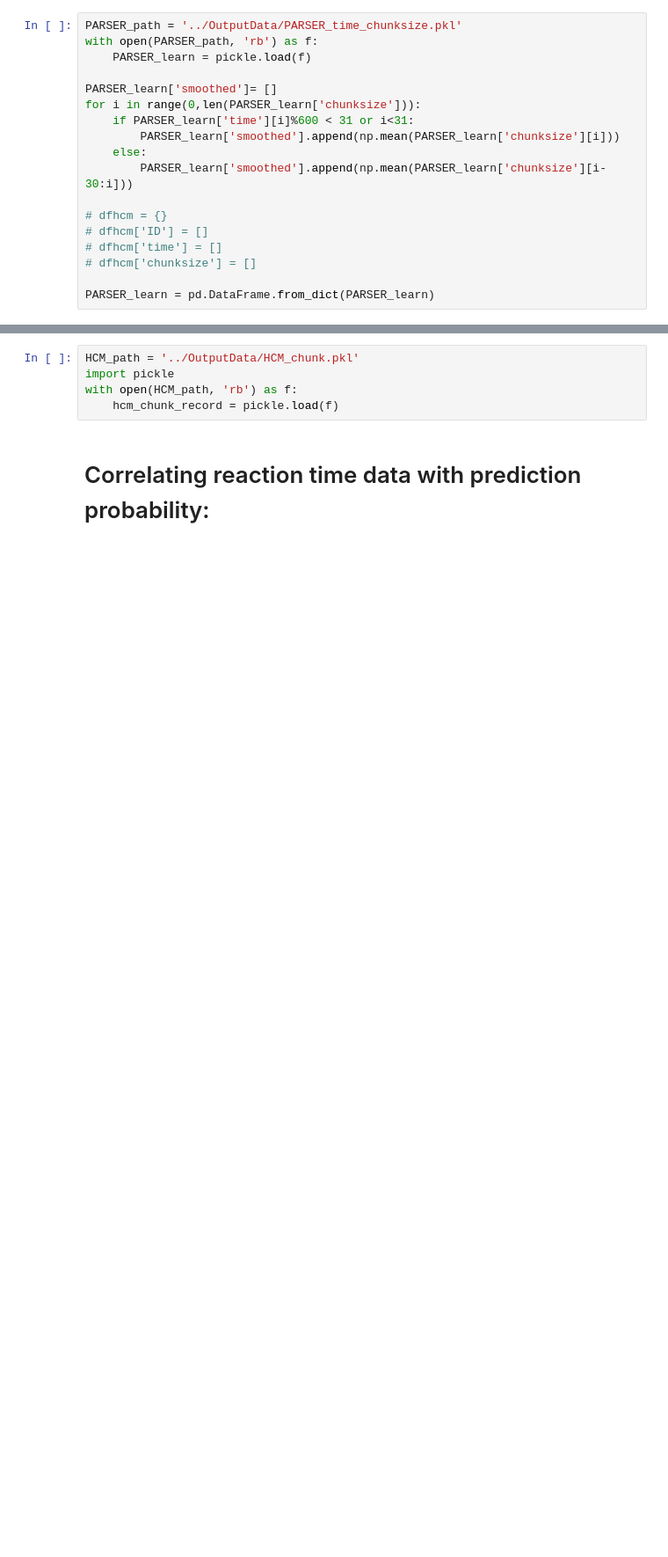
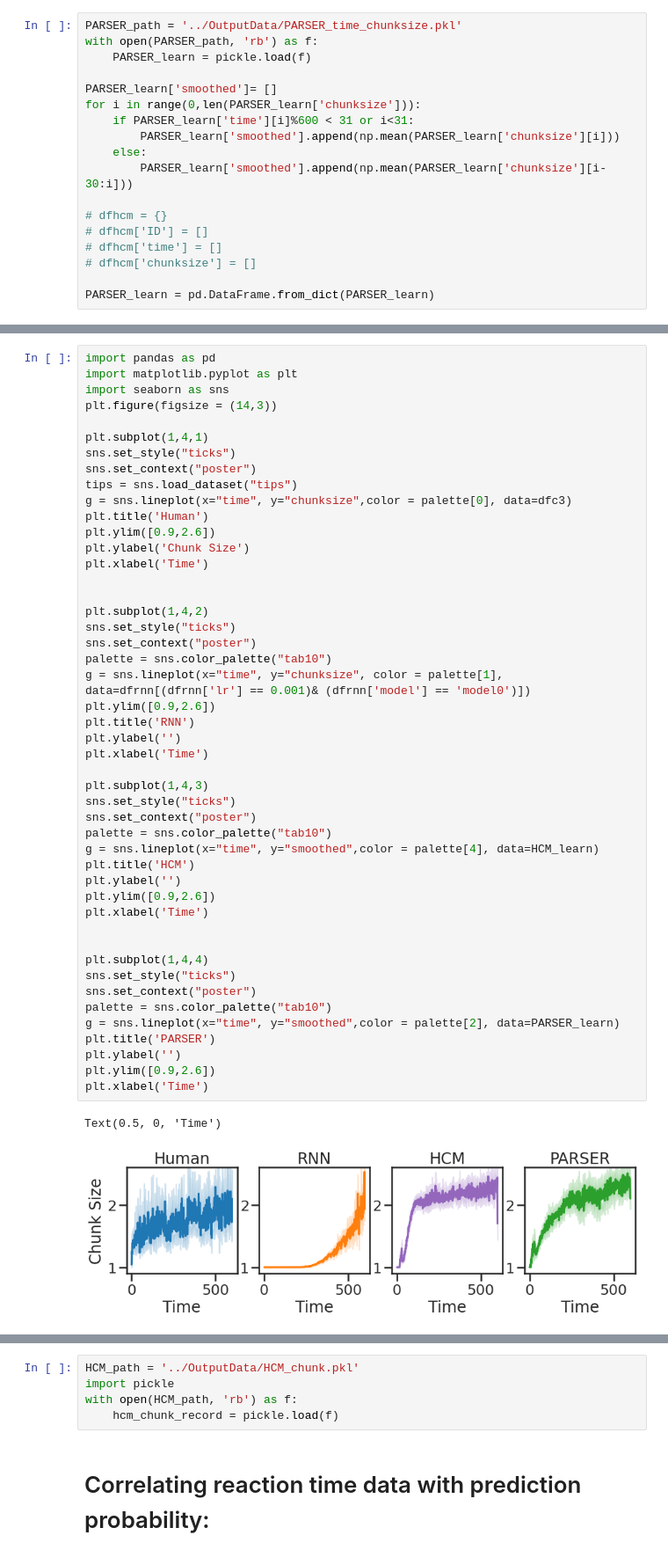
Before and after one commit to swu32/HCM, a Jupyter notebook: Demo/Demo_5_Human_HCM_RNN.ipynb, the cells around one changed output, grey strips where cells are left out. Shown at 88% size. Drawn from its saved outputs; the diff is of its cells as text; blank space fills up the shorter version.

```diff
--- a/Demo/Demo_5_Human_HCM_RNN.ipynb
+++ b/Demo/Demo_5_Human_HCM_RNN.ipynb
@@ -296,3 +361,53 @@ Text(0.5, 0, 'Time')
+# %%
+import pandas as pd
+import matplotlib.pyplot as plt
+import seaborn as sns
+plt.figure(figsize = (14,3))
+
+plt.subplot(1,4,1)
+sns.set_style("ticks")
+sns.set_context("poster")
+tips = sns.load_dataset("tips")
+g = sns.lineplot(x="time", y="chunksize",color = palette[0], data=dfc3)
+plt.title('Human')
+plt.ylim([0.9,2.6])
+plt.ylabel('Chunk Size')
+plt.xlabel('Time')
+
+
+plt.subplot(1,4,2)
+sns.set_style("ticks")
+sns.set_context("poster")
+palette = sns.color_palette("tab10")
+g = sns.lineplot(x="time", y="chunksize", color = palette[1], data=dfrnn[(dfrnn['lr'] == 0.001)& (dfrnn['model'] == 'model0')])
+plt.ylim([0.9,2.6])
+plt.title('RNN')
+plt.ylabel('')
+plt.xlabel('Time')
+
+plt.subplot(1,4,3)
+sns.set_style("ticks")
+sns.set_context("poster")
+palette = sns.color_palette("tab10")
+g = sns.lineplot(x="time", y="smoothed",color = palette[4], data=HCM_learn)
+plt.title('HCM')
+plt.ylabel('')
+plt.ylim([0.9,2.6])
+plt.xlabel('Time')
+
+
+plt.subplot(1,4,4)
+sns.set_style("ticks")
+sns.set_context("poster")
+palette = sns.color_palette("tab10")
+g = sns.lineplot(x="time", y="smoothed",color = palette[2], data=PARSER_learn)
+plt.title('PARSER')
+plt.ylabel('')
+plt.ylim([0.9,2.6])
+plt.xlabel('Time')
+# %% [output]
+Text(0.5, 0, 'Time')
+[figure, added]
 # %%
 sns.set_style("ticks")
 sns.set_context("poster")
```
Also changed, not shown: parts of 15 cells of this notebook, 5 other files.
